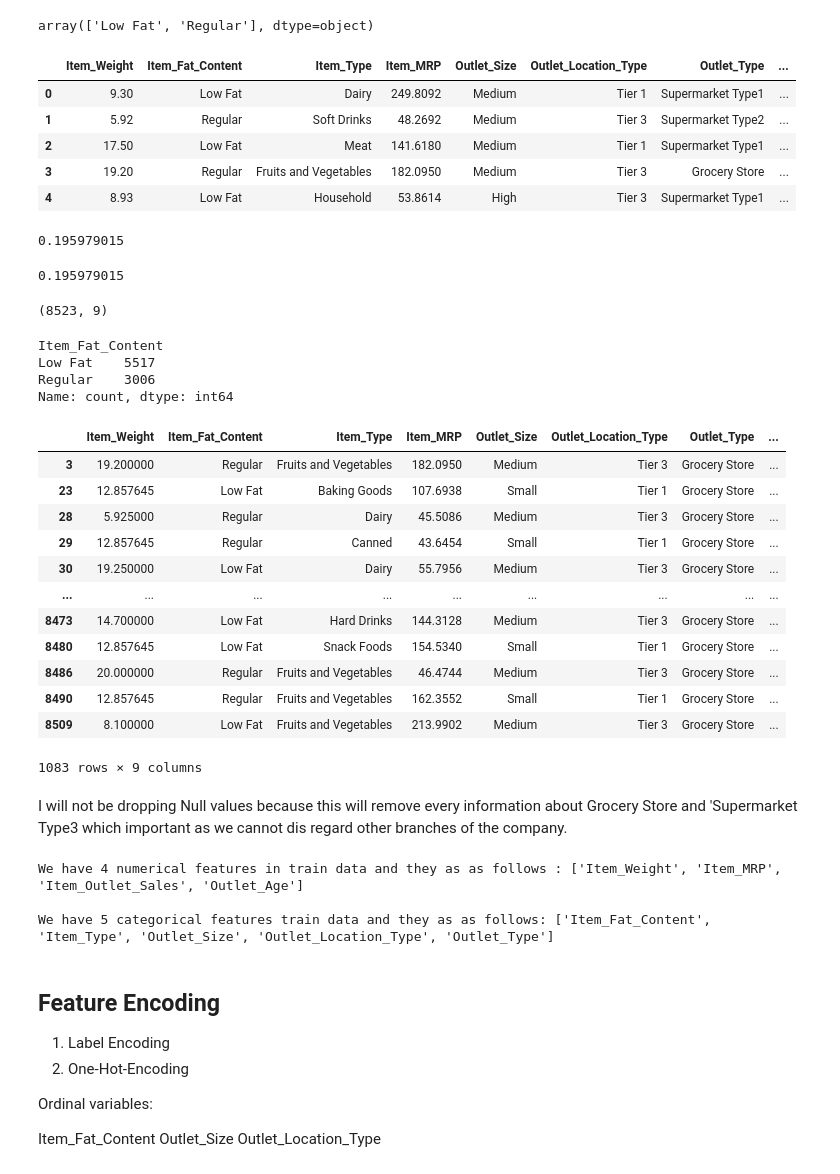
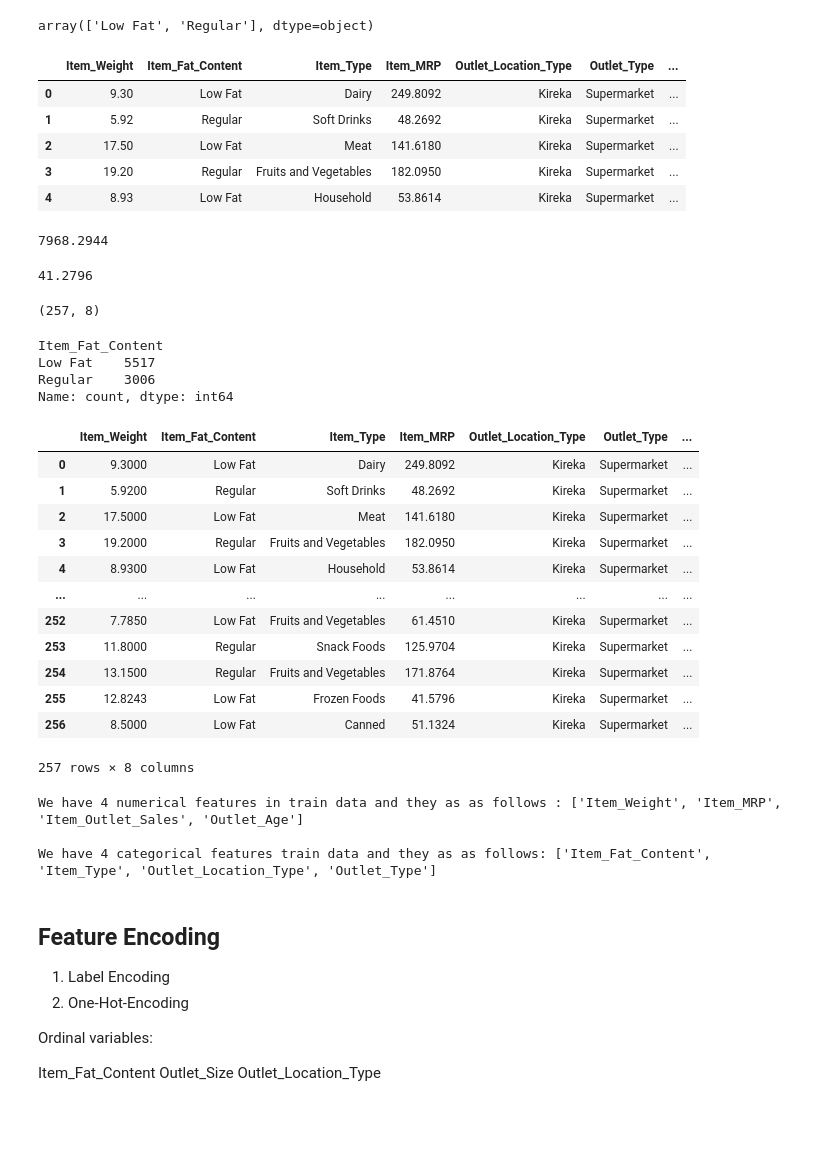
Before and after one commit to Mbabazi-Hawa-Bint-Edrisa/Sales-Prediction, a Jupyter notebook: notebook/SalesPrediction.ipynb, the cells around one changed output. Cells and saved outputs as stored; diff of their text form; code cells hidden in the pictures; blank space fills up the shorter version.

```diff
--- a/notebook/SalesPrediction.ipynb
+++ b/notebook/SalesPrediction.ipynb
@@ -71,8 +44,8 @@ from xgboost import XGBRegressor
 
 import pickle
 # %%
-df_train = pd.read_csv('data/Train.csv')
-df_test = pd.read_csv('data/Test.csv')
+df_train = pd.read_csv(r'C:\Users\USER\Desktop\sales pred\Train.csv')
+df_test = pd.read_csv(r'C:\Users\USER\Desktop\sales pred\Test.csv')
 # %%
 df_train.head()
 # %% [output]
@@ -324,13 +241,0 @@ Number of outliers in Item_Outlet_Sales: 186
-# %%
-def winsorize(series, limits):
-    series[series < limits[0]] = limits[0]
-    series[series > limits[1]] = limits[1]
-    return series
-
-# Calculate lower and upper bounds based on df_train
-lower_bound = df_train['Item_Visibility'].quantile(0.25) - 1.5 * (df_train['Item_Visibility'].quantile(0.75) - df_train['Item_Visibility'].quantile(0.25))
-upper_bound = df_train['Item_Visibility'].quantile(0.75) + 1.5 * (df_train['Item_Visibility'].quantile(0.75) - df_train['Item_Visibility'].quantile(0.25))
-
-# Apply winsorization to df_train
-df_train['Item_Visibility'] = winsorize(df_train['Item_Visibility'], [lower_bound, upper_bound])
-df_train['Item_Outlet_Sales'] = winsorize(df_train['Item_Outlet_Sales'], [lower_bound, upper_bound])
@@ -359,12 +247,11 @@ df_train['Outlet_Age'] = df_train['Outlet_Establishment_Year'].apply(lambda year
 df_train['Item_Fat_Content'] = df_train['Item_Fat_Content'].replace({'LF': 'Low Fat', 'low fat': 'Low Fat', 'reg': 'Regular'})
 
 # Drop unnecessary columns
-df_train.drop(['Item_Identifier', 'Outlet_Identifier', 'Item_Visibility', 'Outlet_Establishment_Year'], axis=1, inplace=True)
+df_train.drop([ 'Outlet_Establishment_Year'], axis=1, inplace=True)
 # %% [markdown]
 Fill Features with null values with median and mode
 # %%
 df_train['Item_Weight'].fillna(df_train['Item_Weight'].mean(), inplace=True)
-df_train['Outlet_Size'].fillna(df_train['Outlet_Size'].mode()[0], inplace=True)
 # %%
 df_train['Outlet_Type'].value_counts()
 # %% [output]
@@ -400,24 +283,24 @@ array(['Low Fat', 'Regular'], dtype=object)
 # %%
 df_train.head()
 # %% [output]
-|  | Item_Weight | Item_Fat_Content | Item_Type | Item_MRP | Outlet_Size | Outlet_Location_Type | Outlet_Type | ... |
-| 0 | 9.30 | Low Fat | Dairy | 249.8092 | Medium | Tier 1 | Supermarket Type1 | ... |
-| 1 | 5.92 | Regular | Soft Drinks | 48.2692 | Medium | Tier 3 | Supermarket Type2 | ... |
-| 2 | 17.50 | Low Fat | Meat | 141.6180 | Medium | Tier 1 | Supermarket Type1 | ... |
-| 3 | 19.20 | Regular | Fruits and Vegetables | 182.0950 | Medium | Tier 3 | Grocery Store | ... |
-| 4 | 8.93 | Low Fat | Household | 53.8614 | High | Tier 3 | Supermarket Type1 | ... |
+|  | Item_Weight | Item_Fat_Content | Item_Type | Item_MRP | Outlet_Location_Type | Outlet_Type | ... |
+| 0 | 9.30 | Low Fat | Dairy | 249.8092 | Kireka | Supermarket | ... |
+| 1 | 5.92 | Regular | Soft Drinks | 48.2692 | Kireka | Supermarket | ... |
+| 2 | 17.50 | Low Fat | Meat | 141.6180 | Kireka | Supermarket | ... |
+| 3 | 19.20 | Regular | Fruits and Vegetables | 182.0950 | Kireka | Supermarket | ... |
+| 4 | 8.93 | Low Fat | Household | 53.8614 | Kireka | Supermarket | ... |
 # %%
 df_train['Item_Outlet_Sales'].max()
 # %% [output]
-0.195979015
+7968.2944
 # %%
 df_train['Item_Outlet_Sales'].min()
 # %% [output]
-0.195979015
+41.2796
 # %%
 df_train.shape
 # %% [output]
-(8523, 9)
+(257, 8)
 # %%
 df_train['Item_Fat_Content'].value_counts()
 # %% [output]
@@ -426,23 +309,21 @@ Low Fat    5517
 Regular    3006
 Name: count, dtype: int64
 # %%
-df_train[df_train['Outlet_Type'] == 'Grocery Store']
+df_train[df_train['Outlet_Type'] == 'Supermarket']
 # %% [output]
-|  | Item_Weight | Item_Fat_Content | Item_Type | Item_MRP | Outlet_Size | Outlet_Location_Type | Outlet_Type | ... |
-| 3 | 19.200000 | Regular | Fruits and Vegetables | 182.0950 | Medium | Tier 3 | Grocery Store | ... |
-| 23 | 12.857645 | Low Fat | Baking Goods | 107.6938 | Small | Tier 1 | Grocery Store | ... |
-| 28 | 5.925000 | Regular | Dairy | 45.5086 | Medium | Tier 3 | Grocery Store | ... |
-| 29 | 12.857645 | Regular | Canned | 43.6454 | Small | Tier 1 | Grocery Store | ... |
-| 30 | 19.250000 | Low Fat | Dairy | 55.7956 | Medium | Tier 3 | Grocery Store | ... |
-| ... | ... | ... | ... | ... | ... | ... | ... | ... |
-| 8473 | 14.700000 | Low Fat | Hard Drinks | 144.3128 | Medium | Tier 3 | Grocery Store | ... |
-| 8480 | 12.857645 | Low Fat | Snack Foods | 154.5340 | Small | Tier 1 | Grocery Store | ... |
-| 8486 | 20.000000 | Regular | Fruits and Vegetables | 46.4744 | Medium | Tier 3 | Grocery Store | ... |
-| 8490 | 12.857645 | Regular | Fruits and Vegetables | 162.3552 | Small | Tier 1 | Grocery Store | ... |
-| 8509 | 8.100000 | Low Fat | Fruits and Vegetables | 213.9902 | Medium | Tier 3 | Grocery Store | ... |
+|  | Item_Weight | Item_Fat_Content | Item_Type | Item_MRP | Outlet_Location_Type | Outlet_Type | ... |
+| 0 | 9.3000 | Low Fat | Dairy | 249.8092 | Kireka | Supermarket | ... |
+| 1 | 5.9200 | Regular | Soft Drinks | 48.2692 | Kireka | Supermarket | ... |
+| 2 | 17.5000 | Low Fat | Meat | 141.6180 | Kireka | Supermarket | ... |
+| 3 | 19.2000 | Regular | Fruits and Vegetables | 182.0950 | Kireka | Supermarket | ... |
+| 4 | 8.9300 | Low Fat | Household | 53.8614 | Kireka | Supermarket | ... |
+| ... | ... | ... | ... | ... | ... | ... | ... |
+| 252 | 7.7850 | Low Fat | Fruits and Vegetables | 61.4510 | Kireka | Supermarket | ... |
+| 253 | 11.8000 | Regular | Snack Foods | 125.9704 | Kireka | Supermarket | ... |
+| 254 | 13.1500 | Regular | Fruits and Vegetables | 171.8764 | Kireka | Supermarket | ... |
+| 255 | 12.8243 | Low Fat | Frozen Foods | 41.5796 | Kireka | Supermarket | ... |
+| 256 | 8.5000 | Low Fat | Canned | 51.1324 | Kireka | Supermarket | ... |
-1083 rows × 9 columns
+257 rows × 8 columns
-# %% [markdown]
-I will not be dropping Null values because this will remove every information about Grocery Store and 'Supermarket Type3 which important as we cannot dis regard other branches of the company.
 # %%
 # define numerical & categorical columns in train data
 numeric_features = [feature for feature in df_train.columns if df_train[feature].dtype != 'O']
@@ -454,7 +335,7 @@ print('\nWe have {} categorical features train data and they as as follows: {}'.
 # %% [output]
 We have 4 numerical features in train data and they as as follows : ['Item_Weight', 'Item_MRP', 'Item_Outlet_Sales', 'Outlet_Age']
 
-We have 5 categorical features train data and they as as follows: ['Item_Fat_Content', 'Item_Type', 'Outlet_Size', 'Outlet_Location_Type', 'Outlet_Type']
+We have 4 categorical features train data and they as as follows: ['Item_Fat_Content', 'Item_Type', 'Outlet_Location_Type', 'Outlet_Type']
 # %% [markdown]
 ## Feature Encoding
 1. Label Encoding
```
Also changed, not shown: parts of 33 cells of this notebook, 29 other files.
